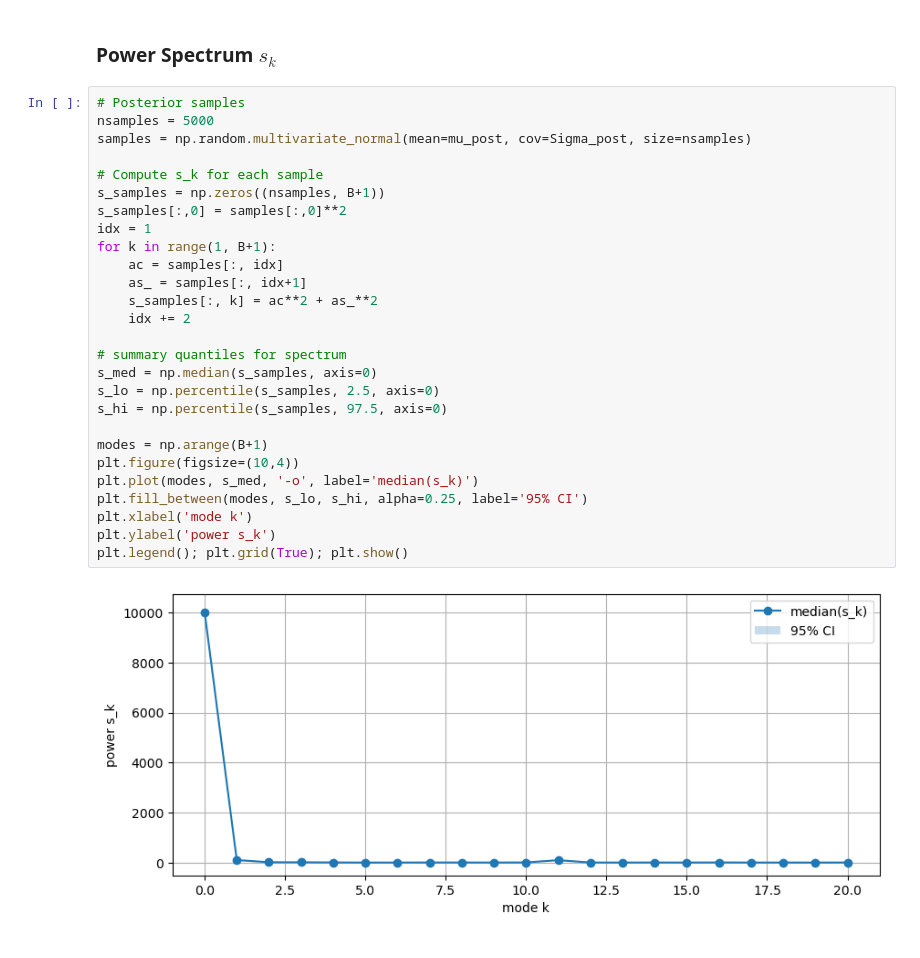
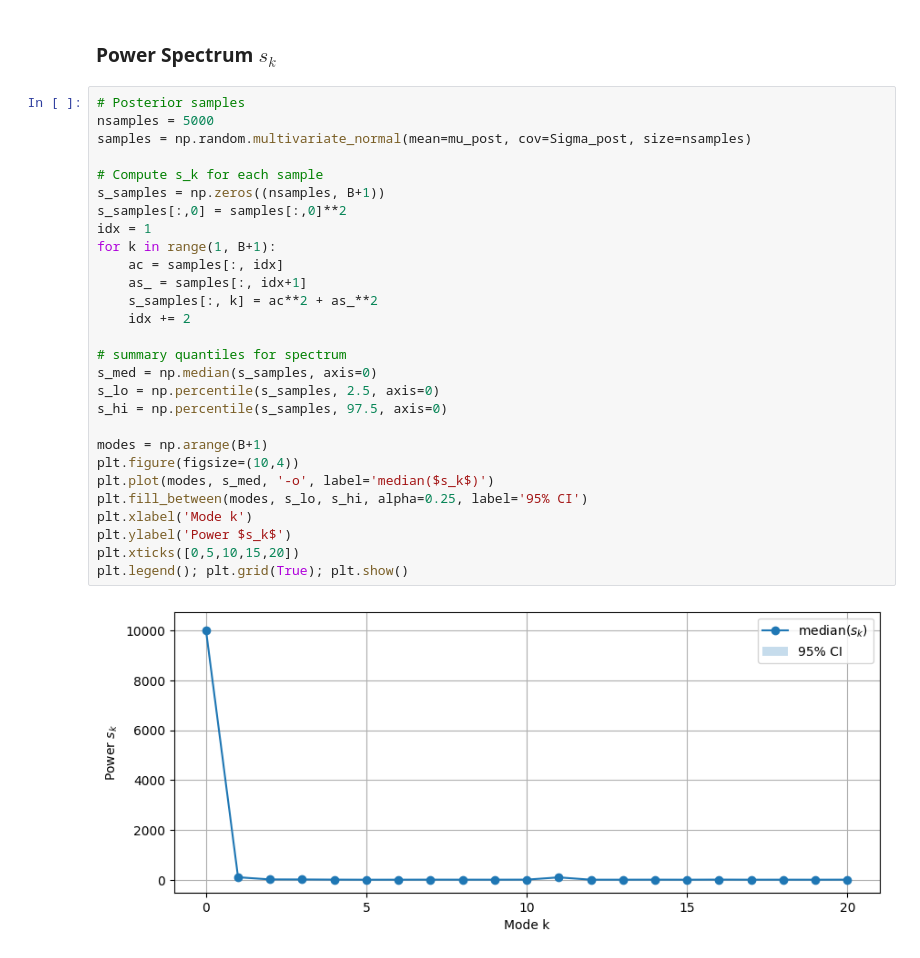
Before and after one commit to dchen10Git/astr-210-final-project, a Jupyter notebook: Project_Fourier_Draft2.ipynb, the cells around one changed output. Drawn from its saved outputs; the diff is of its cells as text.

Commit message:
minor changes to plot

```diff
--- a/Project_Fourier_Draft2.ipynb
+++ b/Project_Fourier_Draft2.ipynb
@@ -251,29 +251,30 @@ Uncertainty at tpred edges: 2.9050914140034956 3.8866330465378036
 # %%
 # Posterior samples
 nsamples = 5000
 samples = np.random.multivariate_normal(mean=mu_post, cov=Sigma_post, size=nsamples)
 
 # Compute s_k for each sample
 s_samples = np.zeros((nsamples, B+1))
 s_samples[:,0] = samples[:,0]**2
 idx = 1
 for k in range(1, B+1):
     ac = samples[:, idx]
     as_ = samples[:, idx+1]
     s_samples[:, k] = ac**2 + as_**2
     idx += 2
 
 # summary quantiles for spectrum
 s_med = np.median(s_samples, axis=0)
 s_lo = np.percentile(s_samples, 2.5, axis=0)
 s_hi = np.percentile(s_samples, 97.5, axis=0)
 
 modes = np.arange(B+1)
 plt.figure(figsize=(10,4))
-plt.plot(modes, s_med, '-o', label='median(s_k)')
+plt.plot(modes, s_med, '-o', label='median($s_k$)')
 plt.fill_between(modes, s_lo, s_hi, alpha=0.25, label='95% CI')
-plt.xlabel('mode k')
-plt.ylabel('power s_k')
+plt.xlabel('Mode k')
+plt.ylabel('Power $s_k$')
+plt.xticks([0,5,10,15,20])
 plt.legend(); plt.grid(True); plt.show()
 # %% [output]
-[figure, old version]
+[figure, new version]
```
Also changed, not shown: parts of 15 cells of this notebook.
